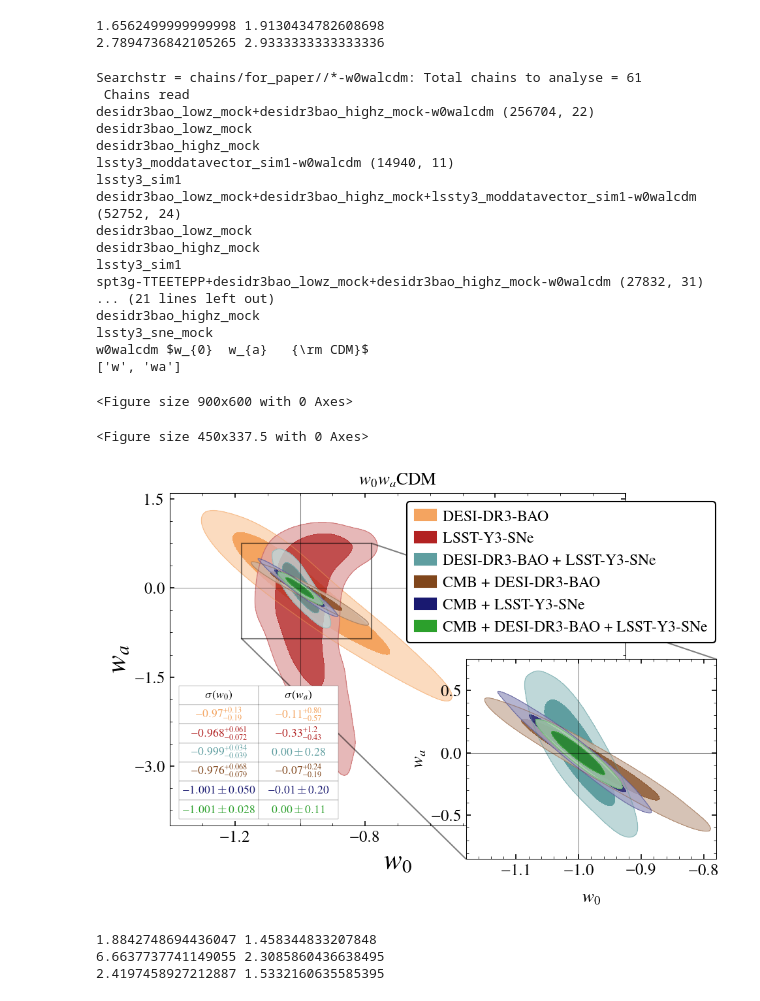
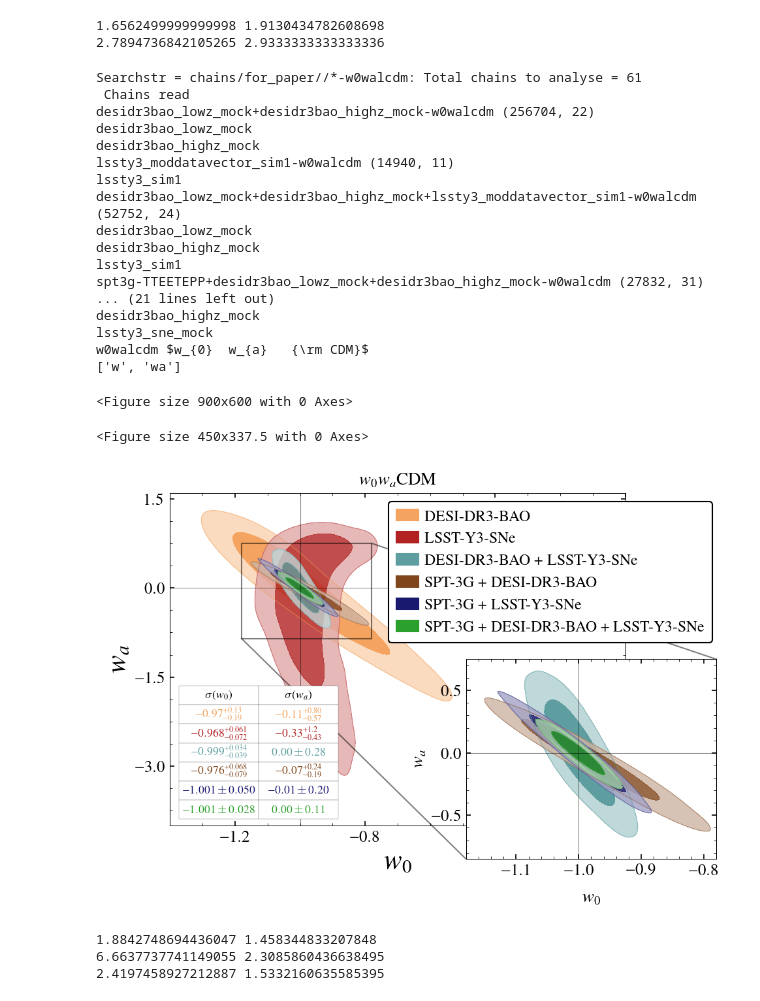
Before and after one commit to sriniraghunathan/CMB_BAO_SNe_likelihoods, a Jupyter notebook: analyse_chains_for_paper.ipynb, the cells around one changed output. Drawn from its saved outputs; the diff is of its cells as text; code cells hidden in the pictures.

```diff
--- a/analyse_chains_for_paper.ipynb
+++ b/analyse_chains_for_paper.ipynb
@@ -753,7 +792,7 @@ for pliter in range(2):
         chain_label = misc_getdist.get_chain_label(chainname)
         chain_label = chain_label.replace('-TTEETEPP', '')
         chain_label = chain_label.replace('+', ' + ')
-        if (1):
+        if (0):
             chain_label = chain_label.replace('SPT-3G', 'CMB')
         tmpsplit = chain_label.split('+')
 
@@ -810,7 +849,7 @@ array_of_table_width = [[0.35, 0.4], [0.35, 0.3]]
 array_of_table_col_width = [[0.5, 0.5], [0.5, 0.5]]
 array_to_table_fontsize = [8.5, 10]
 array_of_sampleinds_for_zoom = [ [2,3,4,5], False]
-array_of_leglocs = [(0.52, 0.55), 1]
+array_of_leglocs = [(0.48, 0.55), 1]
 array_of_legfsval = [13.5, 10]
 clf()
 figsize = 3.
@@ -845,34 +884,34 @@ g = misc_getdist.make_getdist_plot('multiple_2d_col',
 #                                    wspace = wspace, yvisibility = yvisibility,
 #                                   cosmo_label = cosmo_label,
 #                                    xyloc_for_leg = xyloc_for_leg,
                                    show_table = True,
                                    )
 plname = '%s/%s.pdf' %(pl_folder, cosmo_name_and_tag)
 #plname = '%s/png/%s.png' %(pl_folder, cosmo_name_and_tag)
 #plname = '%s/png/tmp/4.png' %(pl_folder)
 savefig(plname, dpi = 200.)
 show()
 # %% [output]
 Searchstr = chains/for_paper//*-w0walcdm: Total chains to analyse = 61
  Chains read
 desidr3bao_lowz_mock+desidr3bao_highz_mock-w0walcdm (256704, 22)
 desidr3bao_lowz_mock
 desidr3bao_highz_mock
 lssty3_moddatavector_sim1-w0walcdm (14940, 11)
 lssty3_sim1
 desidr3bao_lowz_mock+desidr3bao_highz_mock+lssty3_moddatavector_sim1-w0walcdm (52752, 24)
 desidr3bao_lowz_mock
 desidr3bao_highz_mock
 lssty3_sim1
 spt3g-TTEETEPP+desidr3bao_lowz_mock+desidr3bao_highz_mock-w0walcdm (27832, 31)
 ... (21 lines left out)
 desidr3bao_highz_mock
 lssty3_sne_mock
 w0walcdm $w_{0}  w_{a}   {\rm CDM}$
 ['w', 'wa']
 <Figure size 900x600 with 0 Axes>
 <Figure size 450x337.5 with 0 Axes>
-[figure, old version]
+[figure, new version]
 # %%
 curr_samples.getRawNDDensity??
 # %%
```
Also changed, not shown: parts of 1 cell of this notebook, 16 other files.
